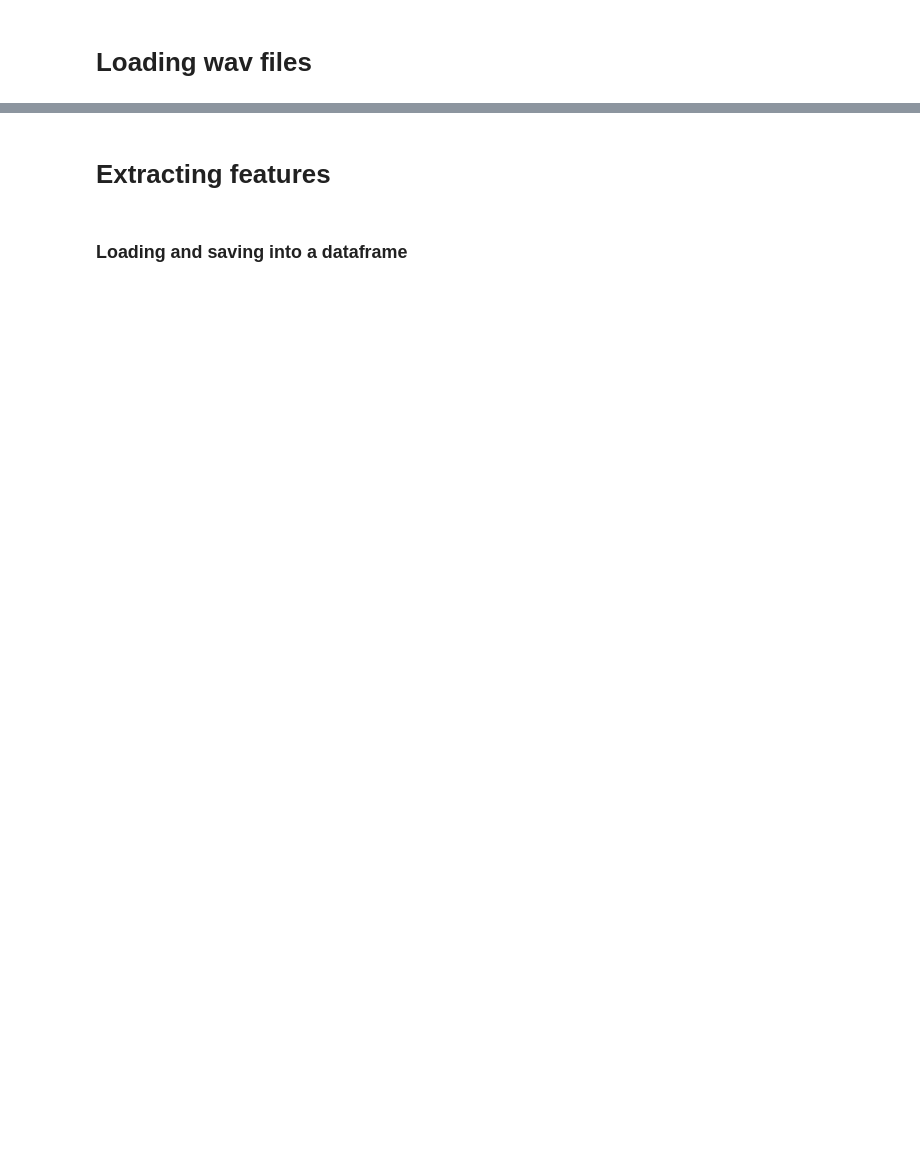
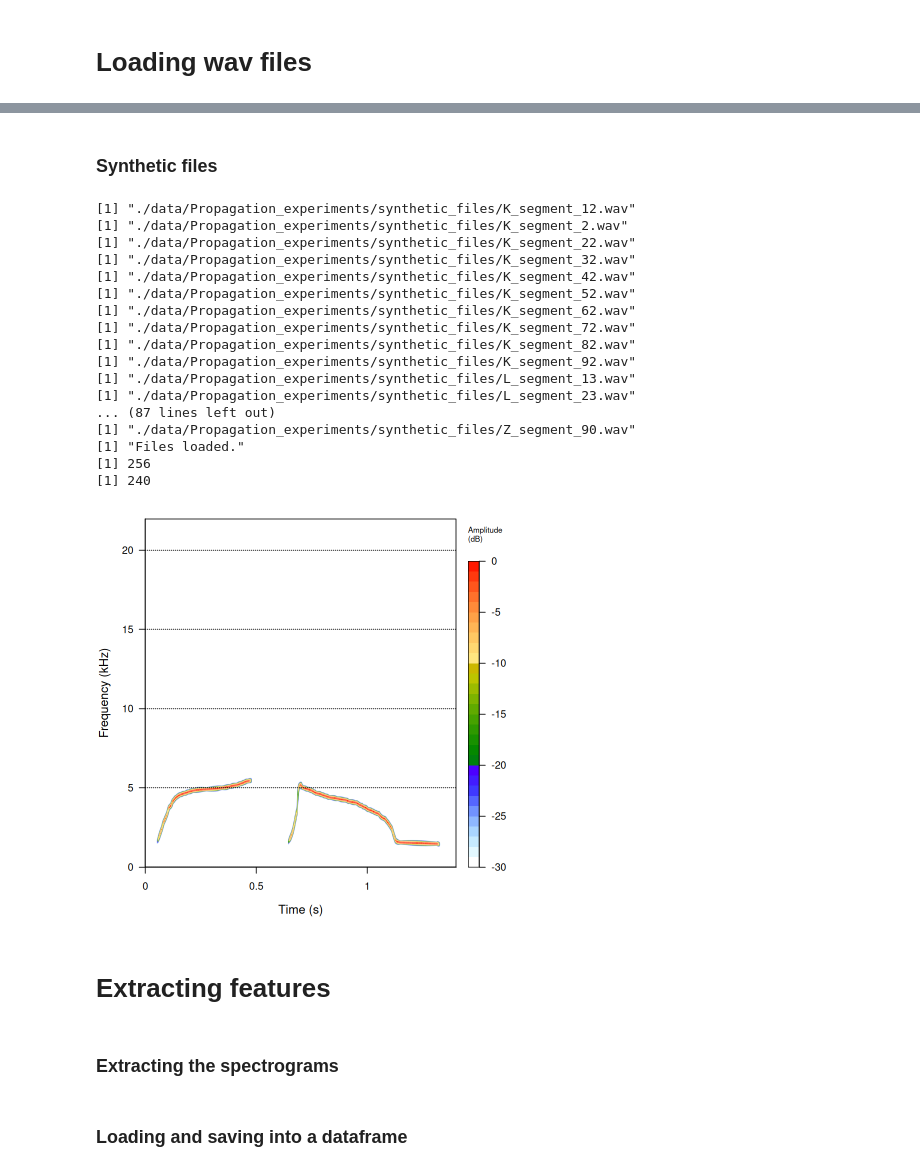
Before and after one commit to bapt-mat/DataMining_project, a Jupyter notebook: extract_features.ipynb, the cells around one changed output, grey strips where cells are left out. Cells and saved outputs as stored; diff of their text form; code cells hidden in the pictures; blank space fills up the shorter version.

```diff
--- a/extract_features.ipynb
+++ b/extract_features.ipynb
@@ -97,5 +158,38 @@ print(noise_time_bins)
+# %% [markdown]
+### Synthetic files
+# %%
+synthetic_list <- load_wav_files(path = "./data/Propagation_experiments/synthetic_files")
+
+synthetic <- synthetic_list[[1]]
+sr <- synthetic@samp.rate
+spec <- spectro(synthetic, plot = TRUE, f = sr, ovlp = 50, wl = 512)
+noise_freq_bins <- nrow(spec$amp)
+noise_time_bins <- ncol(spec$amp)
+print(noise_freq_bins)
+print(noise_time_bins)
+# %% [output]
+[1] "./data/Propagation_experiments/synthetic_files/K_segment_12.wav"
+[1] "./data/Propagation_experiments/synthetic_files/K_segment_2.wav"
+[1] "./data/Propagation_experiments/synthetic_files/K_segment_22.wav"
+[1] "./data/Propagation_experiments/synthetic_files/K_segment_32.wav"
+[1] "./data/Propagation_experiments/synthetic_files/K_segment_42.wav"
+[1] "./data/Propagation_experiments/synthetic_files/K_segment_52.wav"
+[1] "./data/Propagation_experiments/synthetic_files/K_segment_62.wav"
+[1] "./data/Propagation_experiments/synthetic_files/K_segment_72.wav"
+[1] "./data/Propagation_experiments/synthetic_files/K_segment_82.wav"
+[1] "./data/Propagation_experiments/synthetic_files/K_segment_92.wav"
+[1] "./data/Propagation_experiments/synthetic_files/L_segment_13.wav"
+[1] "./data/Propagation_experiments/synthetic_files/L_segment_23.wav"
+... (87 lines left out)
+[1] "./data/Propagation_experiments/synthetic_files/Z_segment_90.wav"
+[1] "Files loaded."
+[1] 256
+[1] 240
+[figure, added]
 # %% [markdown]
 # Extracting features
+# %% [markdown]
+### Extracting the spectrograms
 # %%
 process_audio_list <- function(audio_list) {
   data_list <- list()
```
Also changed, not shown: parts of 37 cells of this notebook, 24 other files.
